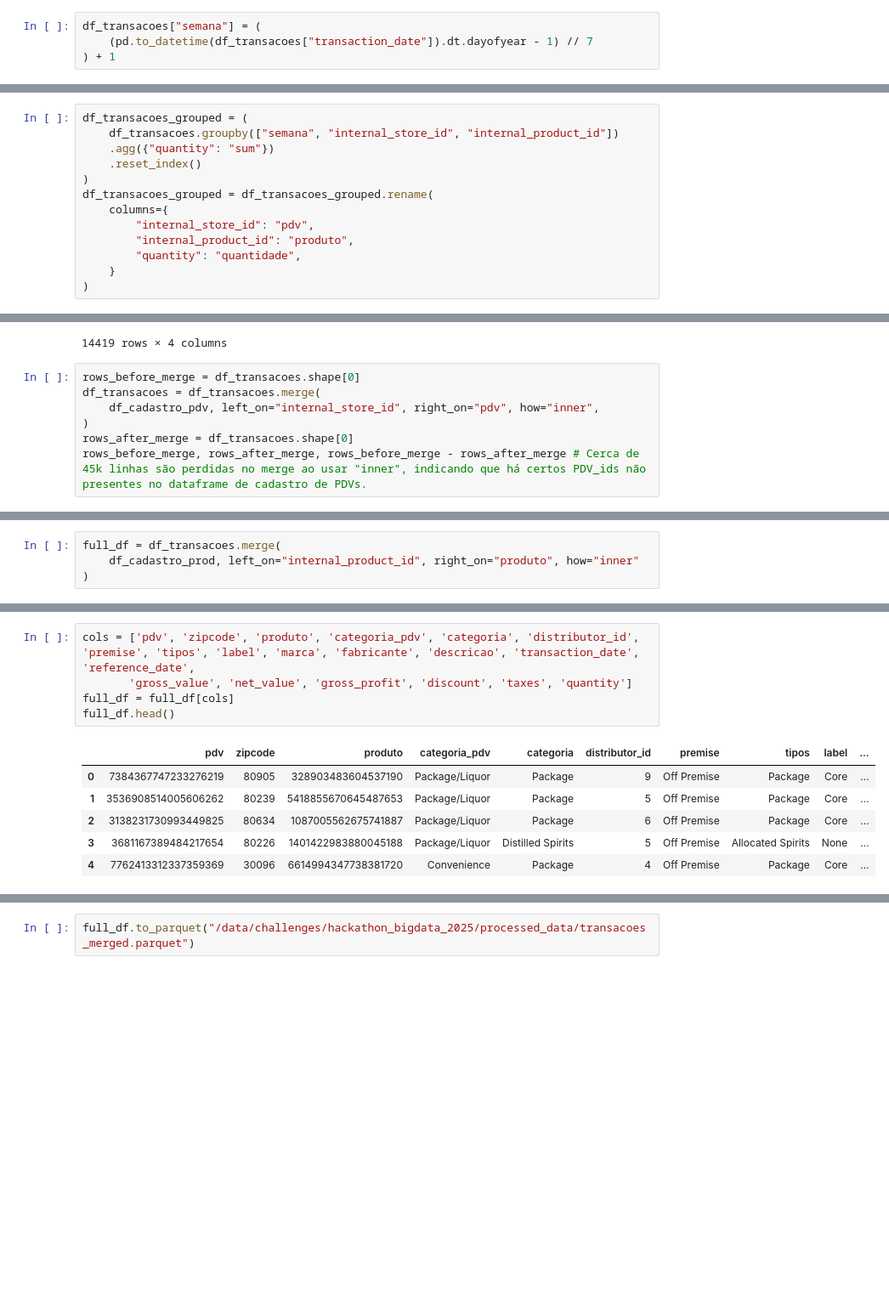
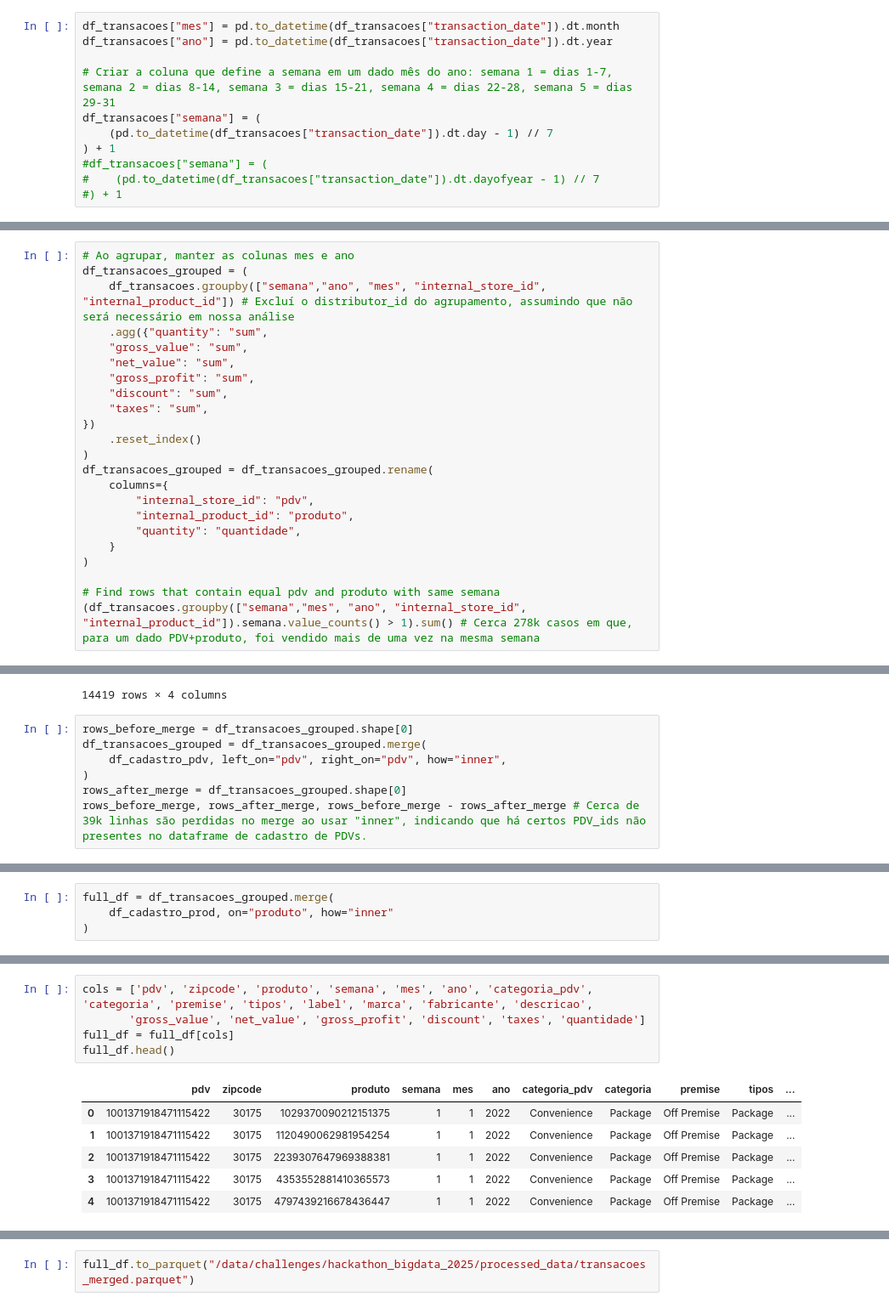
Before and after one commit to VictorBauler/Hackathon_Big_Data_2025, a Jupyter notebook: notebooks/eda.ipynb, the cells around one changed output, grey strips where cells are left out. Shown at 85% size. Cells and saved outputs as stored; diff of their text form; blank space fills up the shorter version.

```diff
--- a/notebooks/eda.ipynb
+++ b/notebooks/eda.ipynb
@@ -253,6 +253,13 @@ No caso do csv, utilize “;” como caractere separador (exemplo: 1;1023;123;12
 # %% [markdown]
 ## Organizar dados para obter Y
 # %%
+df_transacoes["mes"] = pd.to_datetime(df_transacoes["transaction_date"]).dt.month
+df_transacoes["ano"] = pd.to_datetime(df_transacoes["transaction_date"]).dt.year
+
+# Criar a coluna que define a semana em um dado mês do ano: semana 1 = dias 1-7, semana 2 = dias 8-14, semana 3 = dias 15-21, semana 4 = dias 22-28, semana 5 = dias 29-31
 df_transacoes["semana"] = (
-    (pd.to_datetime(df_transacoes["transaction_date"]).dt.dayofyear - 1) // 7
+    (pd.to_datetime(df_transacoes["transaction_date"]).dt.day - 1) // 7
 ) + 1
+#df_transacoes["semana"] = (
+#    (pd.to_datetime(df_transacoes["transaction_date"]).dt.dayofyear - 1) // 7
+#) + 1
@@ -287,8 +304,15 @@ semana  transaction_date
 Name: count, dtype: int64
 # %%
+# Ao agrupar, manter as colunas mes e ano
 df_transacoes_grouped = (
-    df_transacoes.groupby(["semana", "internal_store_id", "internal_product_id"])
-    .agg({"quantity": "sum"})
+    df_transacoes.groupby(["semana","ano", "mes", "internal_store_id", "internal_product_id"]) # Excluí o distributor_id do agrupamento, assumindo que não será necessário em nossa análise
+    .agg({"quantity": "sum",
+    "gross_value": "sum",
+    "net_value": "sum",
+    "gross_profit": "sum",
+    "discount": "sum",
+    "taxes": "sum",
+})
     .reset_index()
 )
 df_transacoes_grouped = df_transacoes_grouped.rename(
@@ -298,3 +322,6 @@ df_transacoes_grouped = df_transacoes_grouped.rename(
         "quantity": "quantidade",
     }
 )
+
+# Find rows that contain equal pdv and produto with same semana
+(df_transacoes.groupby(["semana","mes", "ano", "internal_store_id", "internal_product_id"]).semana.value_counts() > 1).sum() # Cerca 278k casos em que, para um dado PDV+produto, foi vendido mais de uma vez na mesma semana
@@ -371,10 +396,10 @@ df_cadastro_pdv
 | 14418 | 8795399024619655297 | On Premise | Bar | 80205 |
 14419 rows × 4 columns
 # %%
-rows_before_merge = df_transacoes.shape[0]
-df_transacoes = df_transacoes.merge(
-    df_cadastro_pdv, left_on="internal_store_id", right_on="pdv", how="inner",
+rows_before_merge = df_transacoes_grouped.shape[0]
+df_transacoes_grouped = df_transacoes_grouped.merge(
+    df_cadastro_pdv, left_on="pdv", right_on="pdv", how="inner",
 )
-rows_after_merge = df_transacoes.shape[0]
-rows_before_merge, rows_after_merge, rows_before_merge - rows_after_merge # Cerca de 45k linhas são perdidas no merge ao usar "inner", indicando que há certos PDV_ids não presentes no dataframe de cadastro de PDVs.
+rows_after_merge = df_transacoes_grouped.shape[0]
+rows_before_merge, rows_after_merge, rows_before_merge - rows_after_merge # Cerca de 39k linhas são perdidas no merge ao usar "inner", indicando que há certos PDV_ids não presentes no dataframe de cadastro de PDVs.
 # %% [output]
@@ -398,6 +423,6 @@ df_transacoes
 # %%
-full_df = df_transacoes.merge(
-    df_cadastro_prod, left_on="internal_product_id", right_on="produto", how="inner"
+full_df = df_transacoes_grouped.merge(
+    df_cadastro_prod, on="produto", how="inner"
 )
 # %%
 full_df.drop(columns=["internal_store_id", "internal_product_id"], errors="ignore", inplace=True)
@@ -412,15 +437,15 @@ full_df.head()
 # %%
-cols = ['pdv', 'zipcode', 'produto', 'categoria_pdv', 'categoria', 'distributor_id', 'premise', 'tipos', 'label', 'marca', 'fabricante', 'descricao', 'transaction_date', 'reference_date',
-       'gross_value', 'net_value', 'gross_profit', 'discount', 'taxes', 'quantity']
+cols = ['pdv', 'zipcode', 'produto', 'semana', 'mes', 'ano', 'categoria_pdv', 'categoria', 'premise', 'tipos', 'label', 'marca', 'fabricante', 'descricao',
+       'gross_value', 'net_value', 'gross_profit', 'discount', 'taxes', 'quantidade']
 full_df = full_df[cols]
 full_df.head()
 # %% [output]
-|  | pdv | zipcode | produto | categoria_pdv | categoria | distributor_id | premise | tipos | label | ... |
-| 0 | 7384367747233276219 | 80905 | 328903483604537190 | Package/Liquor | Package | 9 | Off Premise | Package | Core | ... |
-| 1 | 3536908514005606262 | 80239 | 5418855670645487653 | Package/Liquor | Package | 5 | Off Premise | Package | Core | ... |
-| 2 | 3138231730993449825 | 80634 | 1087005562675741887 | Package/Liquor | Package | 6 | Off Premise | Package | Core | ... |
-| 3 | 3681167389484217654 | 80226 | 1401422983880045188 | Package/Liquor | Distilled Spirits | 5 | Off Premise | Allocated Spirits | None | ... |
-| 4 | 7762413312337359369 | 30096 | 6614994347738381720 | Convenience | Package | 4 | Off Premise | Package | Core | ... |
+|  | pdv | zipcode | produto | semana | mes | ano | categoria_pdv | categoria | premise | tipos | ... |
+| 0 | 1001371918471115422 | 30175 | 1029370090212151375 | 1 | 1 | 2022 | Convenience | Package | Off Premise | Package | ... |
+| 1 | 1001371918471115422 | 30175 | 1120490062981954254 | 1 | 1 | 2022 | Convenience | Package | Off Premise | Package | ... |
+| 2 | 1001371918471115422 | 30175 | 2239307647969388381 | 1 | 1 | 2022 | Convenience | Package | Off Premise | Package | ... |
+| 3 | 1001371918471115422 | 30175 | 4353552881410365573 | 1 | 1 | 2022 | Convenience | Package | Off Premise | Package | ... |
+| 4 | 1001371918471115422 | 30175 | 4797439216678436447 | 1 | 1 | 2022 | Convenience | Package | Off Premise | Package | ... |
 # %%
 full_df.isna().sum()
 # %% [output]
```
Also changed, not shown: parts of 14 cells of this notebook.
